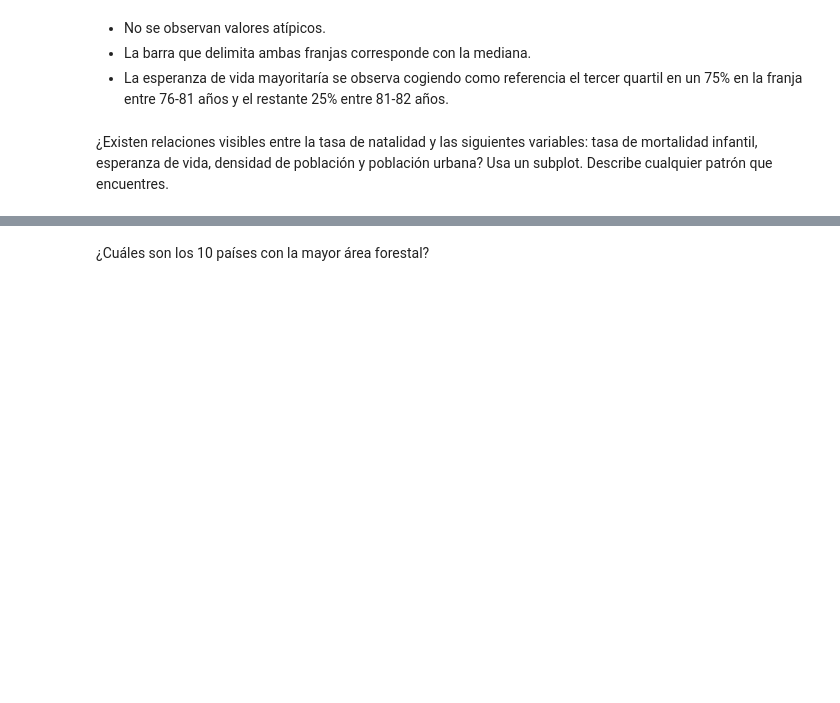
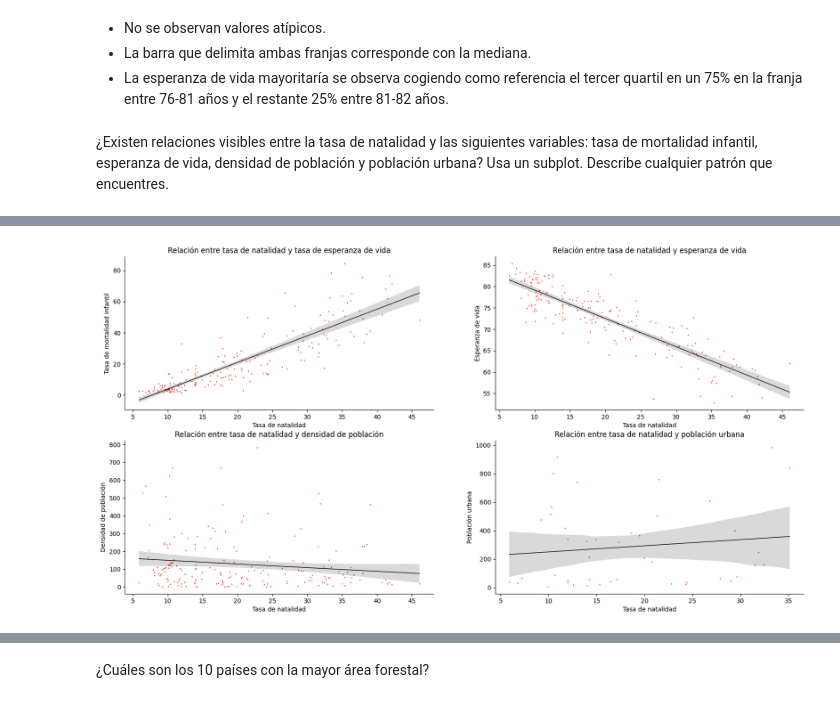
Before and after one commit to karinem0/promoG-modulo3-sprint2-pairprogramming-Johanna-Karine, a Jupyter notebook: 1. Visualización_pair_programming.ipynb, the cells around one changed output, grey strips where cells are left out. Cells and saved outputs as stored; diff of their text form; code cells hidden in the pictures; blank space fills up the shorter version.

```diff
--- a/1. Visualización_pair_programming.ipynb
+++ b/1. Visualización_pair_programming.ipynb
@@ -181,0 +161,100 @@ print(df.to_string())
+# %%
+# Establecemos el número de filas, columnas que queremos así como el tamaño que vamos a querer que tenga la figura.
+fig, axes = plt.subplots(nrows=2, ncols=2, figsize=(20, 10))
+
+
+# Vamos a rellenar la primera (la de la izquierda)
+# Al añadir el parámetro ax usamos para referirnos a la gráfica que querramos rellenar.
+
+sns.regplot(x = "birth_rate", y = "infant_mortality", data = df,
+            marker = "d",
+            line_kws = {"color": "black", "linewidth": 1}, # cambiamos el color y el grosor de la linea de tendencia
+            scatter_kws = {"color": "red", "s": 1}, # cambiamos el color y el tamaño de los puntos del scaterplot
+            ax = axes[0, 0] # especificamos el eje en el que queremos poner la gráfica. En este caso en el eje 0.
+            )
+
+# para añadir un título usaremos el parámetro '.set_title()'
+axes[0, 0].set_title("Relación entre tasa de natalidad y tasa de esperanza de vida")
+
+# cambiamos el nombre del eje x e y usando el método '.set_xlabel()' y '.set_ylabel()' respectivamente.
+axes[0, 0].set_xlabel("Tasa de natalidad")
+
+# cambiamos el nombre de los ejes usando los métodos
+axes[0, 0].set_ylabel("Tasa de mortalidad infantil")
+
+# quitamos la linea de la derecha de la gráfica
+axes[0, 0].spines['right'].set_visible(False)
+
+# quitamos la linea de la derecha de la gráfica
+axes[0, 0].spines['top'].set_visible(False);
+
+# Repetimos el proceso con las siguientes relaciones cambiando los ejes
+
+sns.regplot(x = "birth_rate", y = "life_expectancy", data = df,
+            marker = "d",
+            line_kws = {"color": "black", "linewidth": 1}, # cambiamos el color y el grosor de la linea de tendencia
+            scatter_kws = {"color": "red", "s": 1}, # cambiamos el color y el tamaño de los puntos del scaterplot
+            ax = axes[0, 1] # especificamos el eje en el que queremos poner la gráfica. En este caso en el eje 0.
+            )
+
+# para añadir un título usaremos el parámetro '.set_title()'
+axes[0, 1].set_title("Relación entre tasa de natalidad y esperanza de vida")
+
+# cambiamos el nombre del eje x e y usando el método '.set_xlabel()' y '.set_ylabel()' respectivamente.
+axes[0, 1].set_xlabel("Tasa de natalidad")
+
+# cambiamos el nombre de los ejes usando los métodos
+axes[0, 1].set_ylabel("Esperanza de vida")
+
+# quitamos la linea de la derecha de la gráfica
+axes[0, 1].spines['right'].set_visible(False)
+
+# quitamos la linea de la derecha de la gráfica
+axes[0, 1].spines['top'].set_visible(False);
+
+
+sns.regplot(x = "birth_rate", y = "density", data = df,
+            marker = "d",
+            line_kws = {"color": "black", "linewidth": 1}, # cambiamos el color y el grosor de la linea de tendencia
+            scatter_kws = {"color": "red", "s": 1}, # cambiamos el color y el tamaño de los puntos del scaterplot
+            ax = axes[1, 0] # especificamos el eje en el que queremos poner la gráfica. En este caso en el eje 0.
+            )
+
+# para añadir un título usaremos el parámetro '.set_title()'
+axes[1, 0].set_title("Relación entre tasa de natalidad y densidad de población")
+
+# cambiamos el nombre del eje x e y usando el método '.set_xlabel()' y '.set_ylabel()' respectivamente.
+axes[1, 0].set_xlabel("Tasa de natalidad")
+
+# cambiamos el nombre de los ejes usando los métodos
+axes[1, 0].set_ylabel("Densidad de población")
+
+# quitamos la linea de la derecha de la gráfica
+axes[1, 0].spines['right'].set_visible(False)
+
+# quitamos la linea de la derecha de la gráfica
+axes[1, 0].spines['top'].set_visible(False);
+
+sns.regplot(x = "birth_rate", y = "urban_population", data = df,
+            marker = "d",
+            line_kws = {"color": "black", "linewidth": 1}, # cambiamos el color y el grosor de la linea de tendencia
+            scatter_kws = {"color": "red", "s": 1}, # cambiamos el color y el tamaño de los puntos del scaterplot
+            ax = axes[1, 1] # especificamos el eje en el que queremos poner la gráfica. En este caso en el eje 0.
+            )
+
+# para añadir un título usaremos el parámetro '.set_title()'
+axes[1, 1].set_title("Relación entre tasa de natalidad y población urbana")
+
+# cambiamos el nombre del eje x e y usando el método '.set_xlabel()' y '.set_ylabel()' respectivamente.
+axes[1, 1].set_xlabel("Tasa de natalidad")
+
+# cambiamos el nombre de los ejes usando los métodos
+axes[1, 1].set_ylabel("Población urbana")
+
+# quitamos la linea de la derecha de la gráfica
+axes[1, 1].spines['right'].set_visible(False)
+
+# quitamos la linea de la derecha de la gráfica
+axes[1, 1].spines['top'].set_visible(False);
+# %% [output]
+[figure, added]
```
Also changed, not shown: parts of 9 cells of this notebook.
